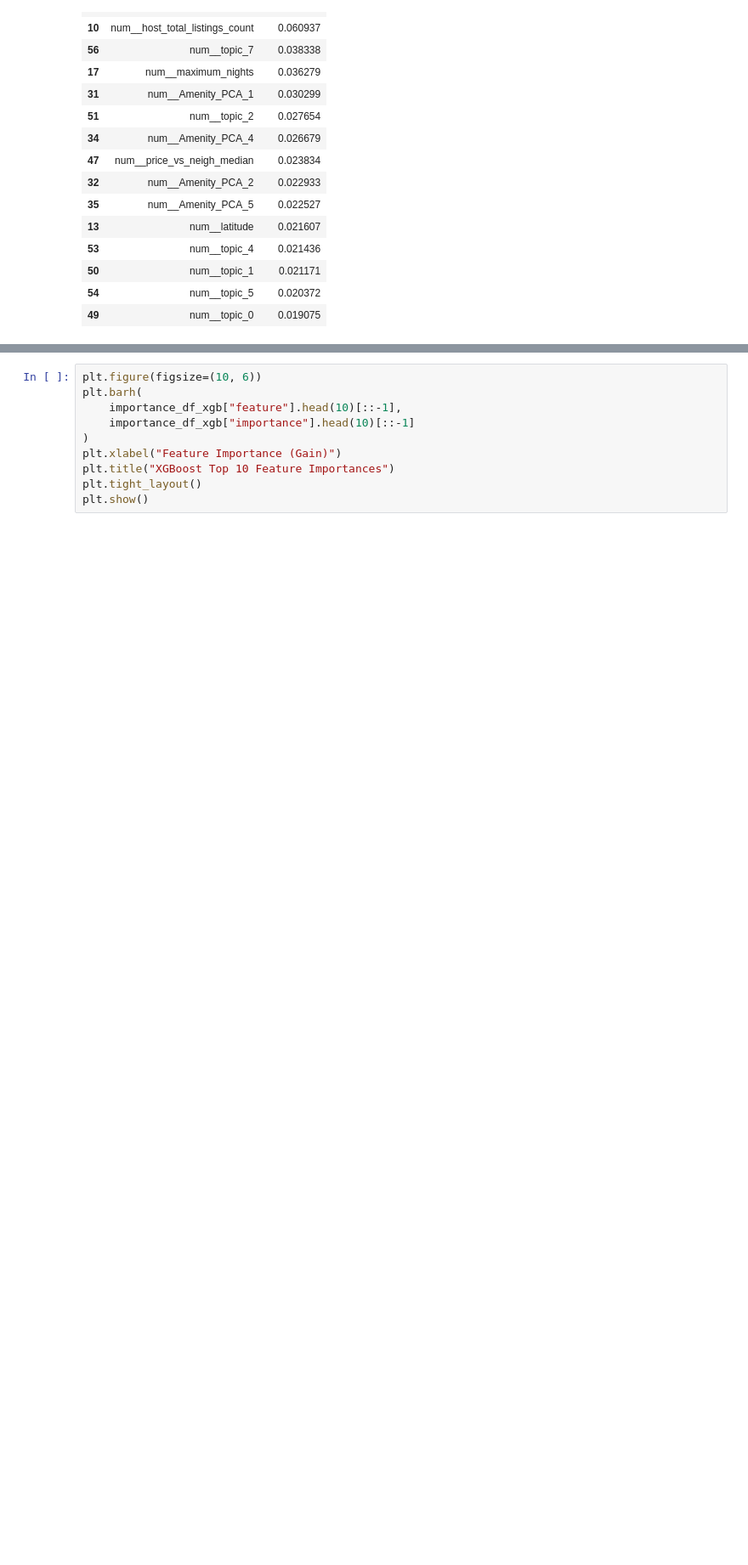
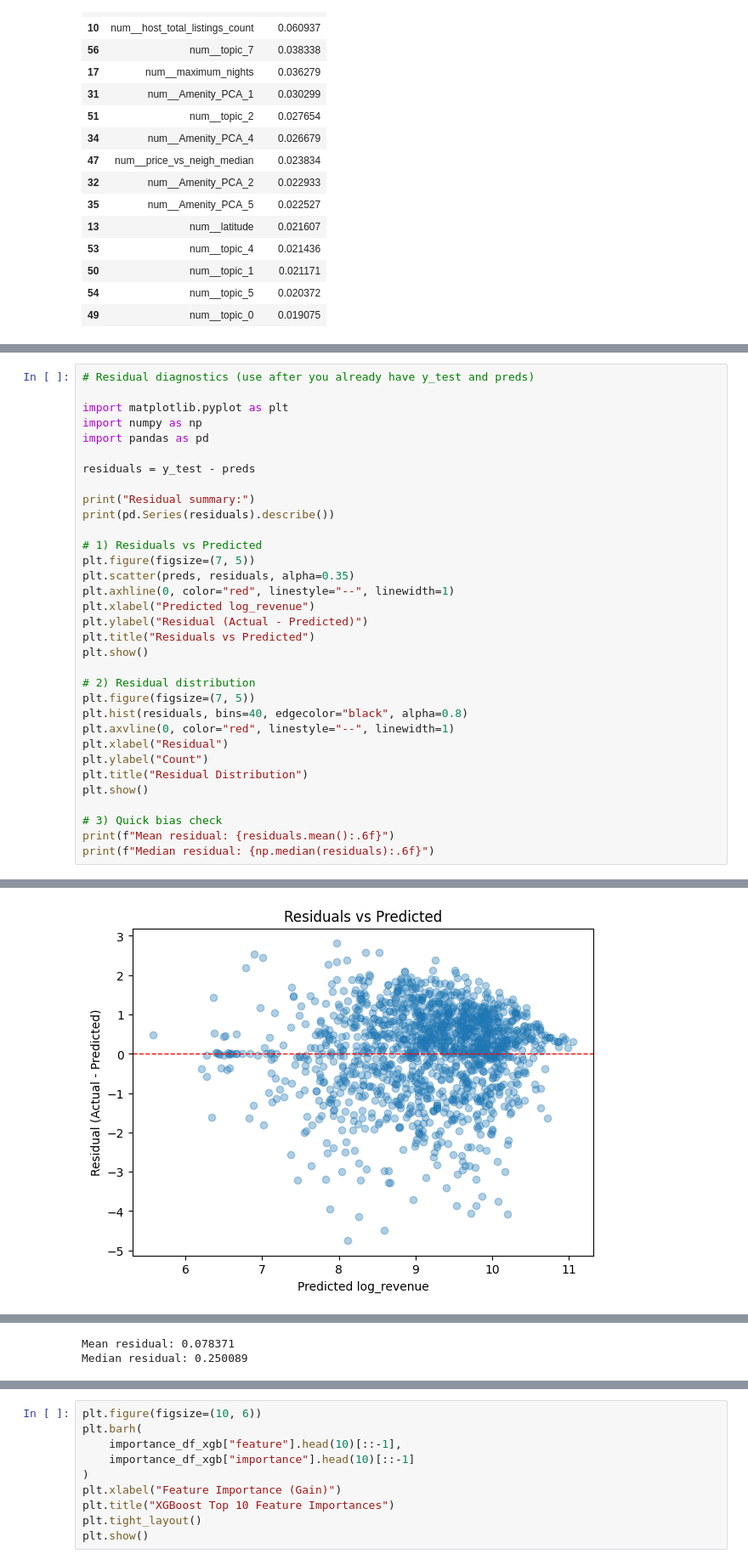
Before and after one commit to RyanChenJung/Airbnb-Renting-Optimizer, a Jupyter notebook: notebooks/ellie/revenue_modeling_advanced.ipynb, the cells around one changed output, grey strips where cells are left out. Shown at 85% size. Saved outputs shown, nothing was run; the diff lists cells and outputs as text; blank space fills up the shorter version.

Commit message:
Update base and advanced revenue modeling notebooks

```diff
--- a/notebooks/ellie/revenue_modeling_advanced.ipynb
+++ b/notebooks/ellie/revenue_modeling_advanced.ipynb
@@ -292,0 +295,34 @@ shap.summary_plot(shap_values, Xt_dense, feature_names=feature_names)
+# %%
+# Residual diagnostics (use after you already have y_test and preds)
+
+import matplotlib.pyplot as plt
+import numpy as np
+import pandas as pd
+
+residuals = y_test - preds
+
+print("Residual summary:")
+print(pd.Series(residuals).describe())
+
+# 1) Residuals vs Predicted
+plt.figure(figsize=(7, 5))
+plt.scatter(preds, residuals, alpha=0.35)
+plt.axhline(0, color="red", linestyle="--", linewidth=1)
+plt.xlabel("Predicted log_revenue")
+plt.ylabel("Residual (Actual - Predicted)")
+plt.title("Residuals vs Predicted")
+plt.show()
+
+# 2) Residual distribution
+plt.figure(figsize=(7, 5))
+plt.hist(residuals, bins=40, edgecolor="black", alpha=0.8)
+plt.axvline(0, color="red", linestyle="--", linewidth=1)
+plt.xlabel("Residual")
+plt.ylabel("Count")
+plt.title("Residual Distribution")
+plt.show()
+
+# 3) Quick bias check
+print(f"Mean residual: {residuals.mean():.6f}")
+print(f"Median residual: {np.median(residuals):.6f}")
+# %% [output]
@@ -292,0 +339 @@ shap.summary_plot(shap_values, Xt_dense, feature_names=feature_names)
+[figure, added]
@@ -292,0 +341,2 @@ shap.summary_plot(shap_values, Xt_dense, feature_names=feature_names)
+Mean residual: 0.078371
+Median residual: 0.250089
```
Also changed, not shown: parts of 7 cells of this notebook, 1 other file.
